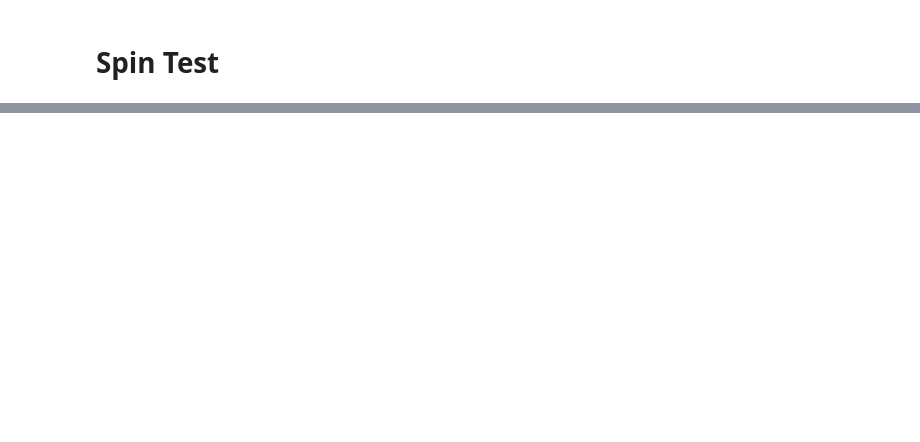
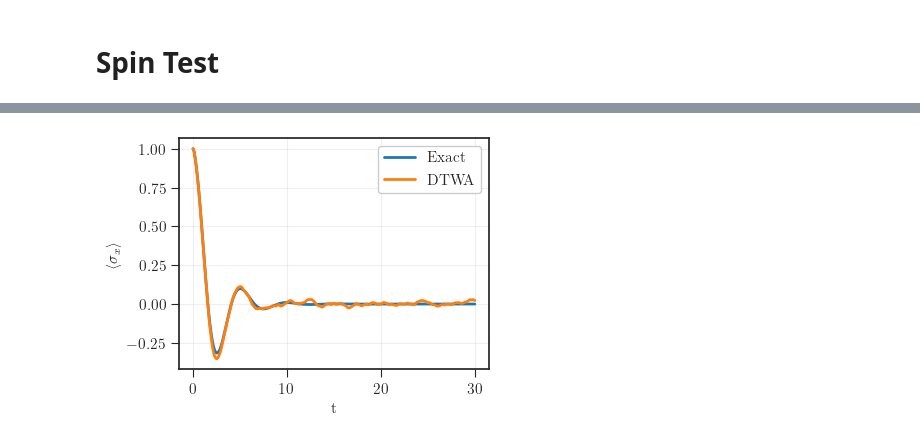
Before and after one commit to juardilag/twa_py, a Jupyter notebook: direct_method_test.ipynb, the cells around one changed output, grey strips where cells are left out. Cells and saved outputs as stored; diff of their text form; code cells hidden in the pictures; blank space fills up the shorter version.

Commit message:
added new temperature results

```diff
--- a/direct_method_test.ipynb
+++ b/direct_method_test.ipynb
@@ -204,0 +19,35 @@ plt.show()
+# %%
+test_cases = [
+    # 1. The Standard Leggett-Caldeira Regime
+    # Physics: Linear friction, transition between coherent and incoherent dynamics.
+    {"name": "Ohmic Bath (s=1.0)", "s": 1.0, "kbt": 1.0, "eta": 0.5,"wc": 4.0},
+
+    # 2. Super-Ohmic Vacuum Limit (Incomplete Decoherence)
+    # Physics: Vanishing density of states at low freq. Spin-boson decoupling at T->0.
+    {"name": "Super-Ohmic Vacuum (s=3.0)", "s": 3.0, "kbt": 0.01, "eta": 1.0, "wc": 5.0},
+
+    # 3. Deep Sub-Ohmic Regime (Orthogonality Catastrophe)
+    # Physics: Divergence of low-frequency modes (1/f noise).
+    # Causes rapid, often Gaussian, collapse of coherence (Anderson Orthogonality).
+    {"name": "Deep Sub-Ohmic (s=0.25)", "s": 0.25, "kbt": 0.1, "eta": 0.2, "wc": 2.0},
+
+    # 4. High-Temperature Classical Limit (Markovian Diffusion)
+    # Physics: Thermal fluctuations dominate (kBT >> wc). Noise becomes white.
+    # Recovers standard exponential decay (Lindblad/Redfield limit).
+    {"name": "High-T Ohmic Limit (s=1.0)", "s": 1.0, "kbt": 5.0, "eta": 0.1, "wc": 10.0},
+
+    # 5. Strong Non-Markovian Memory (Narrow Bandwidth)
+    # Physics: Small cutoff frequency (wc) implies long bath correlation time.
+    # Information flows back from bath to system (Revivals/Backflow).
+    {"name": "Non-Markovian Ohmic (Low wc) ", "s": 1.0, "kbt": 0.5, "eta": 1.0, "wc": 0.5},
+]
+
+exact_results, twa_results = [], []
+
+for case in test_cases:
+    print(f"Running {case['name']}...")
+    exact = compute_exact_expectation_value(t_grid, initial_state, case['eta'], case['wc'], 1.0, case['kbt'], g)
+    exact_results.append(exact)
+
+    twa = run_twa_bundle(keys, t_grid, case['eta'], case['wc'], 1.0, case['kbt'], b_field, g, initial_state, int(trajectories/10))
+    twa_results.append(twa)
@@ -204,0 +60,12 @@ plt.show()
+# %%
+plt.style.use(['seaborn-v0_8-white', './style.mplstyle'])
+fig, ax = plt.subplots(1, figsize=(4, 3))
+
+plt.plot(t_grid, exact_results[0], linewidth = 2, label = 'Exact')
+plt.plot(t_grid, twa_results[0][:, 0], linewidth = 2, label = 'DTWA' )
+plt.legend()
+plt.xlabel(r't')
+plt.ylabel(r'$\langle \sigma_x \rangle$')
+plt.grid(alpha = 0.3)
+# %% [output]
+[figure, added]
```
Also changed, not shown: parts of 12 cells of this notebook.
